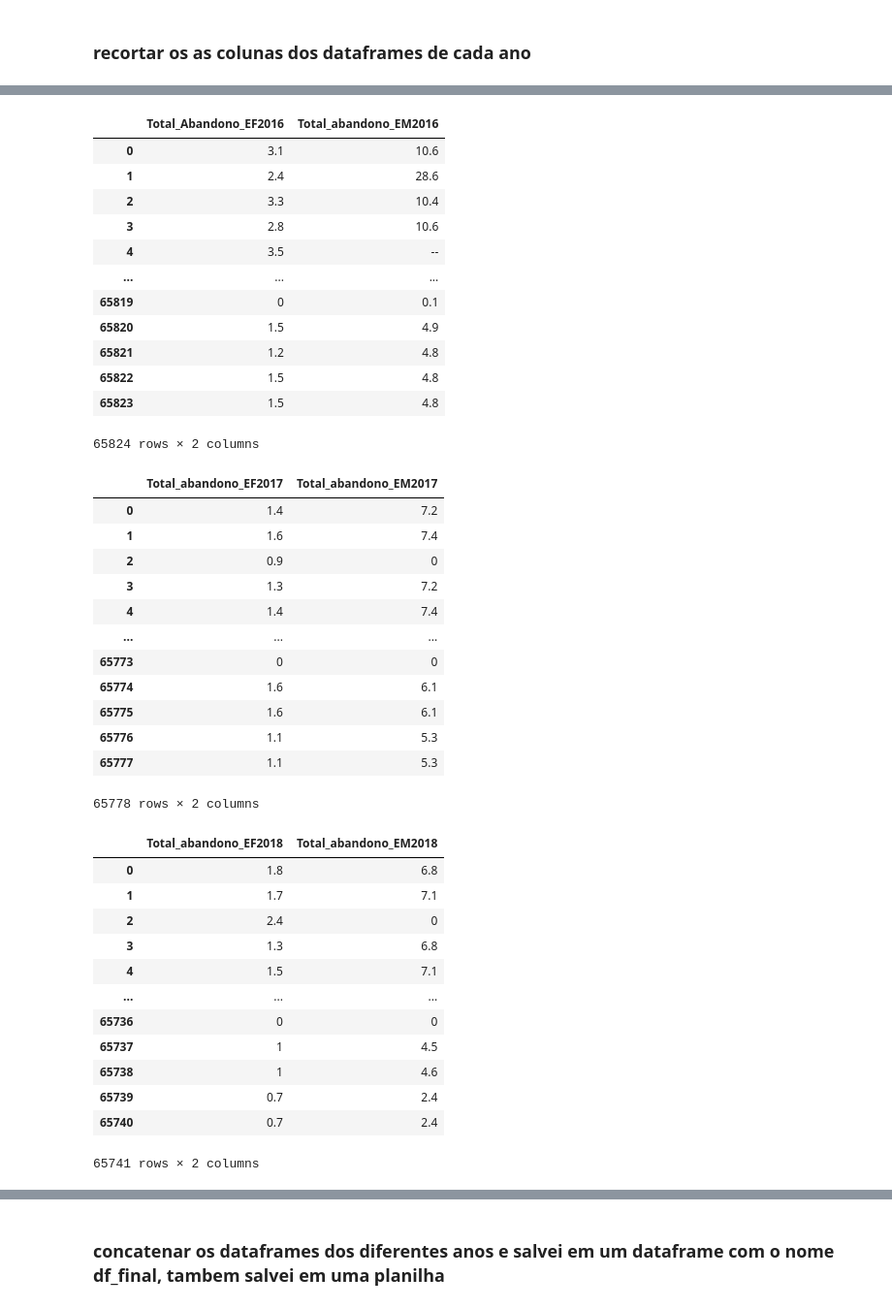
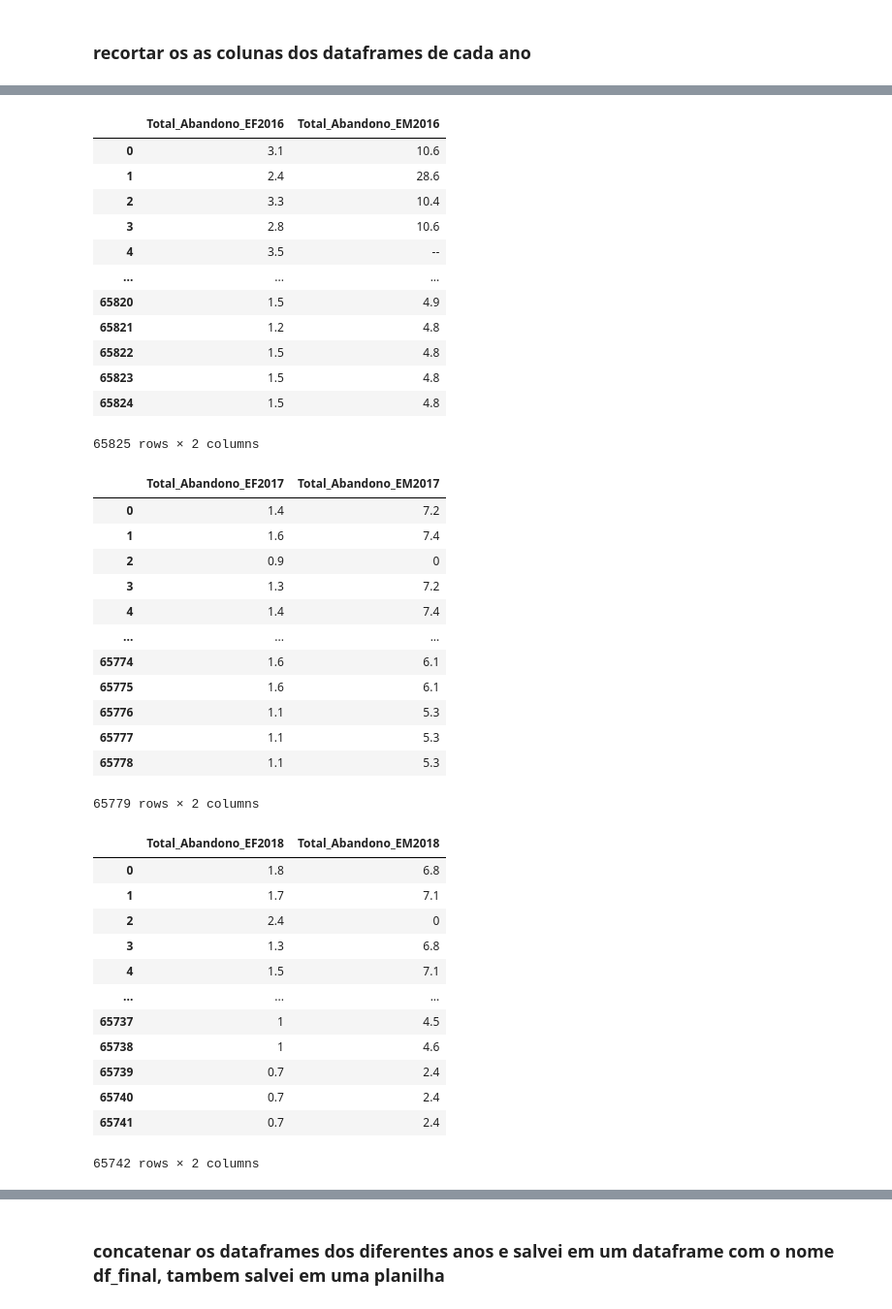
Before and after one commit to thiagodasillva/escolarData, a Jupyter notebook: mesclagem.ipynb, the cells around one changed output, grey strips where cells are left out. Shown at 97% size. Cells and saved outputs as stored; diff of their text form; code cells hidden in the pictures.

```diff
--- a/mesclagem.ipynb
+++ b/mesclagem.ipynb
@@ -166,55 +166,55 @@ df2015
 # %%
-df2016 = pd.read_csv("Dados Tratados/dadosTratados2016.csv")
-df2016= df2016.iloc[:,[6,7]]
+df2016 = pd.read_csv("rendimento_escolar/Dados Tratados/dadosTratados2016.csv")
+df2016= df2016.iloc[:,[7,8]]
 df2016
 # %% [output]
-|  | Total_Abandono_EF2016 | Total_abandono_EM2016 |
+|  | Total_Abandono_EF2016 | Total_Abandono_EM2016 |
 | 0 | 3.1 | 10.6 |
 | 1 | 2.4 | 28.6 |
 | 2 | 3.3 | 10.4 |
 | 3 | 2.8 | 10.6 |
 | 4 | 3.5 | -- |
 | ... | ... | ... |
-| 65819 | 0 | 0.1 |
 | 65820 | 1.5 | 4.9 |
 | 65821 | 1.2 | 4.8 |
 | 65822 | 1.5 | 4.8 |
 | 65823 | 1.5 | 4.8 |
+| 65824 | 1.5 | 4.8 |
-65824 rows × 2 columns
+65825 rows × 2 columns
 # %%
-df2017 = pd.read_csv("Dados Tratados/dadosTratados2017.csv")
-df2017= df2017.iloc[:,[6,7]]
+df2017 = pd.read_csv("rendimento_escolar/Dados Tratados/dadosTratados2017.csv")
+df2017= df2017.iloc[:,[7,8]]
 df2017
 # %% [output]
-|  | Total_abandono_EF2017 | Total_abandono_EM2017 |
+|  | Total_Abandono_EF2017 | Total_Abandono_EM2017 |
 | 0 | 1.4 | 7.2 |
 | 1 | 1.6 | 7.4 |
 | 2 | 0.9 | 0 |
 | 3 | 1.3 | 7.2 |
 | 4 | 1.4 | 7.4 |
 | ... | ... | ... |
-| 65773 | 0 | 0 |
 | 65774 | 1.6 | 6.1 |
 | 65775 | 1.6 | 6.1 |
 | 65776 | 1.1 | 5.3 |
 | 65777 | 1.1 | 5.3 |
+| 65778 | 1.1 | 5.3 |
-65778 rows × 2 columns
+65779 rows × 2 columns
 # %%
-df2018 = pd.read_csv("Dados Tratados/dadosTratados2018.csv")
-df2018= df2018.iloc[:,[6,7]]
+df2018 = pd.read_csv("rendimento_escolar/Dados Tratados/dadosTratados2018.csv")
+df2018= df2018.iloc[:,[7,8]]
 df2018
 # %% [output]
-|  | Total_abandono_EF2018 | Total_abandono_EM2018 |
+|  | Total_Abandono_EF2018 | Total_Abandono_EM2018 |
 | 0 | 1.8 | 6.8 |
 | 1 | 1.7 | 7.1 |
 | 2 | 2.4 | 0 |
 | 3 | 1.3 | 6.8 |
 | 4 | 1.5 | 7.1 |
 | ... | ... | ... |
-| 65736 | 0 | 0 |
 | 65737 | 1 | 4.5 |
 | 65738 | 1 | 4.6 |
 | 65739 | 0.7 | 2.4 |
 | 65740 | 0.7 | 2.4 |
+| 65741 | 0.7 | 2.4 |
-65741 rows × 2 columns
+65742 rows × 2 columns
 # %%
```
Also changed, not shown: parts of 17 cells of this notebook, 20 other files.
